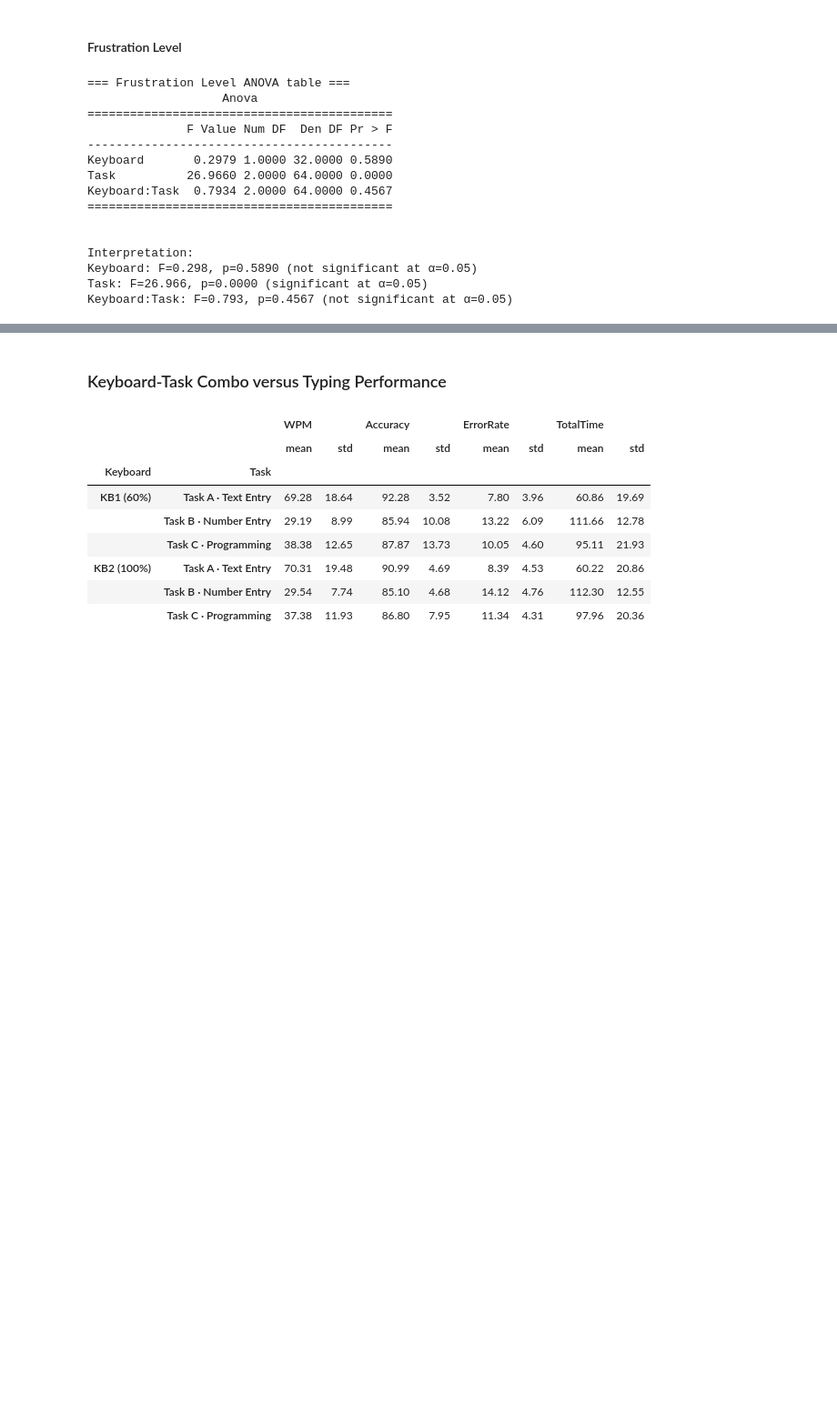
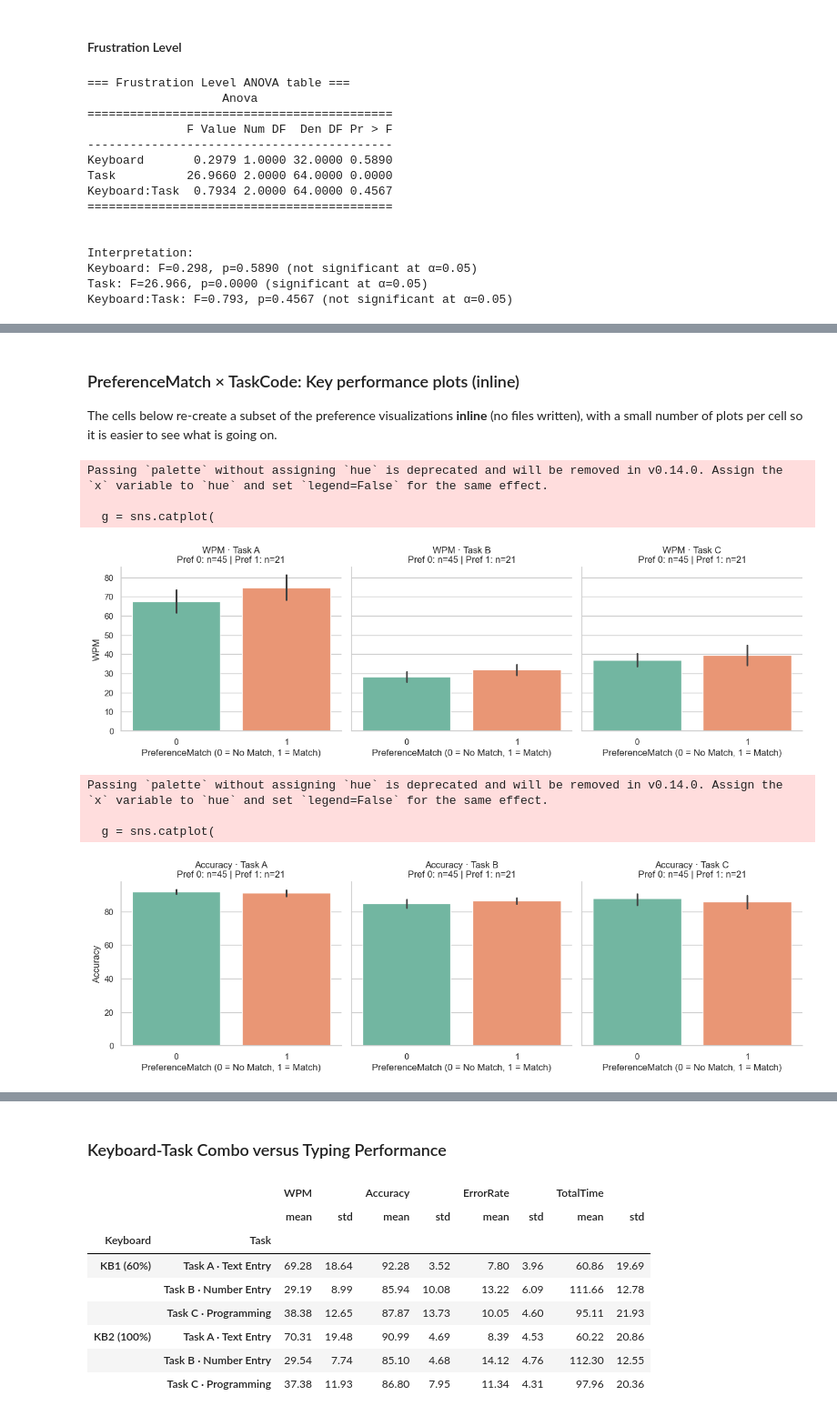
Before and after one commit to chris-asturiano/typing-test, a Jupyter notebook: data_analysis/data_analysis.ipynb, the cells around one changed output, grey strips where cells are left out. Shown at 91% size. Drawn from its saved outputs; the diff is of its cells as text; code cells hidden in the pictures; blank space fills up the shorter version.

Commit message:
add more results regarding user keyboard preference matching.

```diff
--- a/data_analysis/data_analysis.ipynb
+++ b/data_analysis/data_analysis.ipynb
@@ -930,0 +1609,48 @@ Keyboard:Task: F=0.793, p=0.4567 (not significant at α=0.05)
+# %% [markdown]
+### PreferenceMatch × TaskCode: Key performance plots (inline)
+
+The cells below re-create a subset of the preference visualizations **inline** (no files written),
+with a small number of plots per cell so it is easier to see what is going on.
+# %%
+# Bar plots: WPM and Accuracy by PreferenceMatch × TaskCode (inline display only)
+
+sns.set_theme(style="whitegrid", context="notebook")
+
+for dv in ["WPM", "Accuracy"]:
+    if dv not in perf_tlx.columns:
+        continue
+
+    g = sns.catplot(
+        data=perf_tlx,
+        kind="bar",
+        x="PreferenceMatch",
+        y=dv,
+        col="TaskCode",
+        errorbar=("ci", 95),
+        palette="Set2",
+        height=4,
+        aspect=1.1,  # a bit wider facets for readability
+    )
+
+    # Add sample sizes in titles, formatted across two lines to avoid overlap
+    for ax, (task_code, sub_df) in zip(g.axes.flatten(), perf_tlx.groupby("TaskCode")):
+        counts = sub_df.groupby("PreferenceMatch")[dv].count()
+        # Ensure both levels 0 and 1 are shown even if one is missing
+        n0 = int(counts.get(0, 0))
+        n1 = int(counts.get(1, 0))
+        title_line1 = f"{dv} · Task {task_code}"
+        title_line2 = f"Pref 0: n={n0} | Pref 1: n={n1}"
+        ax.set_title(f"{title_line1}\n{title_line2}")
+        ax.set_xlabel("PreferenceMatch (0 = No Match, 1 = Match)")
+
+    # Rely on per-facet titles only; no global suptitle to keep text from colliding
+    plt.show()
+# %% [output]
+Passing `palette` without assigning `hue` is deprecated and will be removed in v0.14.0. Assign the `x` variable to `hue` and set `legend=False` for the same effect.
+
+  g = sns.catplot(
+[figure, added]
+Passing `palette` without assigning `hue` is deprecated and will be removed in v0.14.0. Assign the `x` variable to `hue` and set `legend=False` for the same effect.
+
+  g = sns.catplot(
+[figure, added]
```
Also changed, not shown: parts of 18 cells of this notebook, 6 other files.
